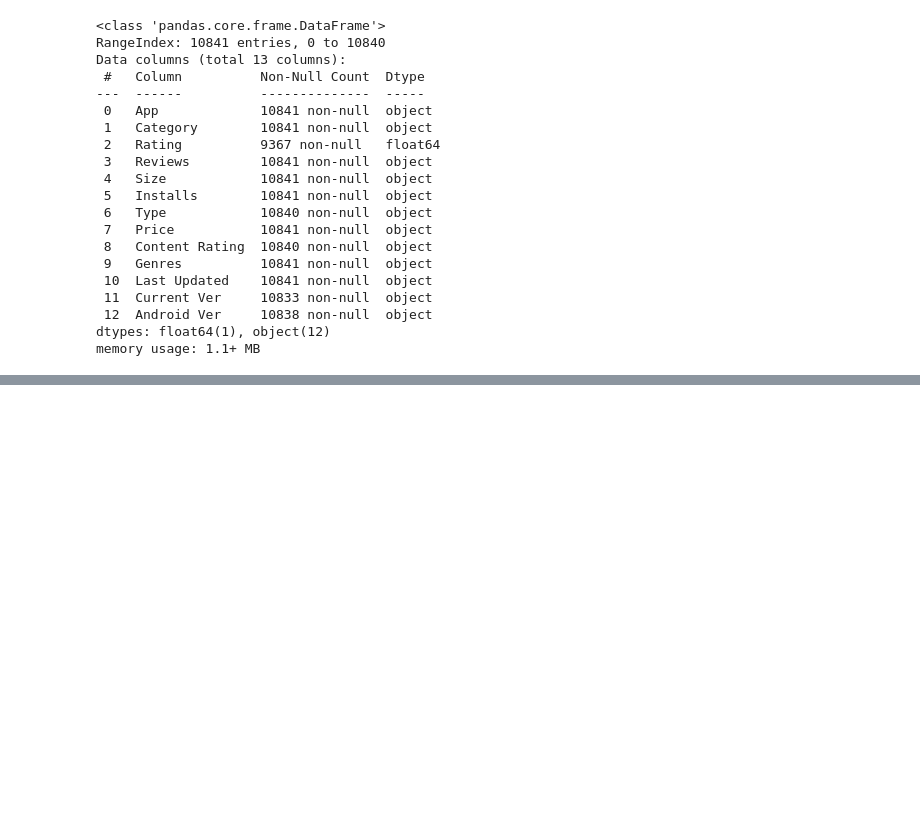
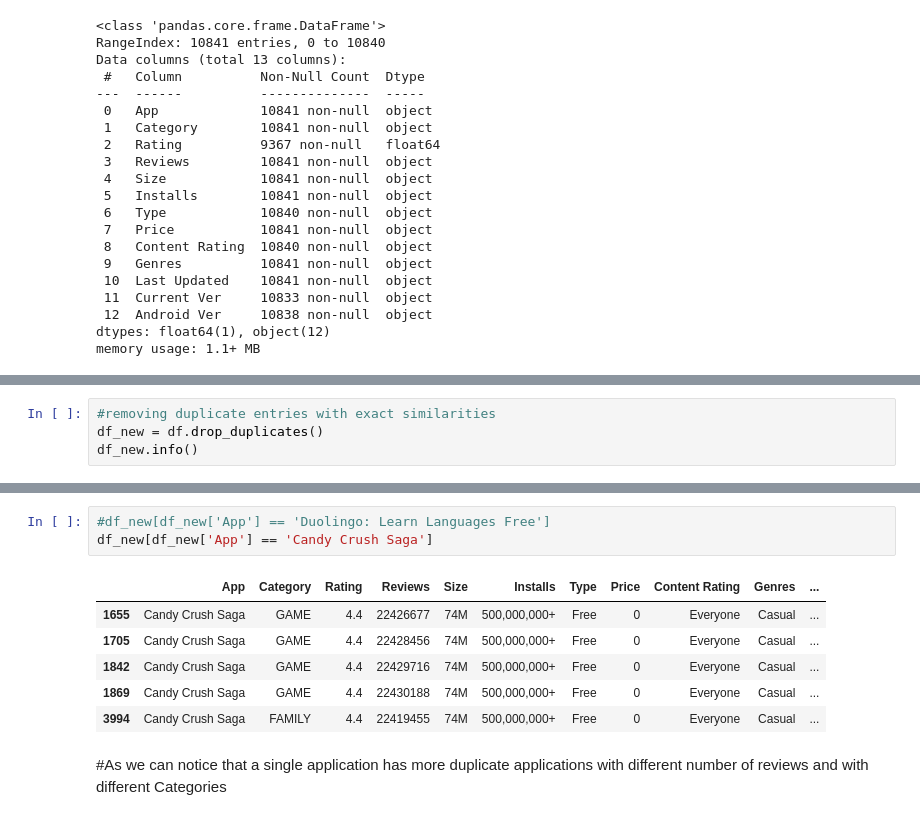
Before and after one commit to EjazAlam9006/play-store-app-reveiw-analysis, a Jupyter notebook: Play_Store_App_Review_Analysis_Capstone_Project.ipynb, the cells around one changed output, grey strips where cells are left out. Cells and saved outputs as stored; diff of their text form; blank space fills up the shorter version.

```diff
--- a/Play_Store_App_Review_Analysis_Capstone_Project.ipynb
+++ b/Play_Store_App_Review_Analysis_Capstone_Project.ipynb
@@ -80,0 +105,4 @@ df.head()
+# %%
+#removing duplicate entries with exact similarities
+df_new = df.drop_duplicates()
+df_new.info()
@@ -80,0 +145,12 @@ df.head()
+# %%
+#df_new[df_new['App'] == 'Duolingo: Learn Languages Free']
+df_new[df_new['App'] == 'Candy Crush Saga']
+# %% [output]
+|  | App | Category | Rating | Reviews | Size | Installs | Type | Price | Content Rating | Genres | ... |
+| 1655 | Candy Crush Saga | GAME | 4.4 | 22426677 | 74M | 500,000,000+ | Free | 0 | Everyone | Casual | ... |
+| 1705 | Candy Crush Saga | GAME | 4.4 | 22428456 | 74M | 500,000,000+ | Free | 0 | Everyone | Casual | ... |
+| 1842 | Candy Crush Saga | GAME | 4.4 | 22429716 | 74M | 500,000,000+ | Free | 0 | Everyone | Casual | ... |
+| 1869 | Candy Crush Saga | GAME | 4.4 | 22430188 | 74M | 500,000,000+ | Free | 0 | Everyone | Casual | ... |
+| 3994 | Candy Crush Saga | FAMILY | 4.4 | 22419455 | 74M | 500,000,000+ | Free | 0 | Everyone | Casual | ... |
+# %% [markdown]
+#As we can notice that a single application has more duplicate applications  with different number of reviews and with different Categories
```
Also changed, not shown: parts of 11 cells of this notebook.
